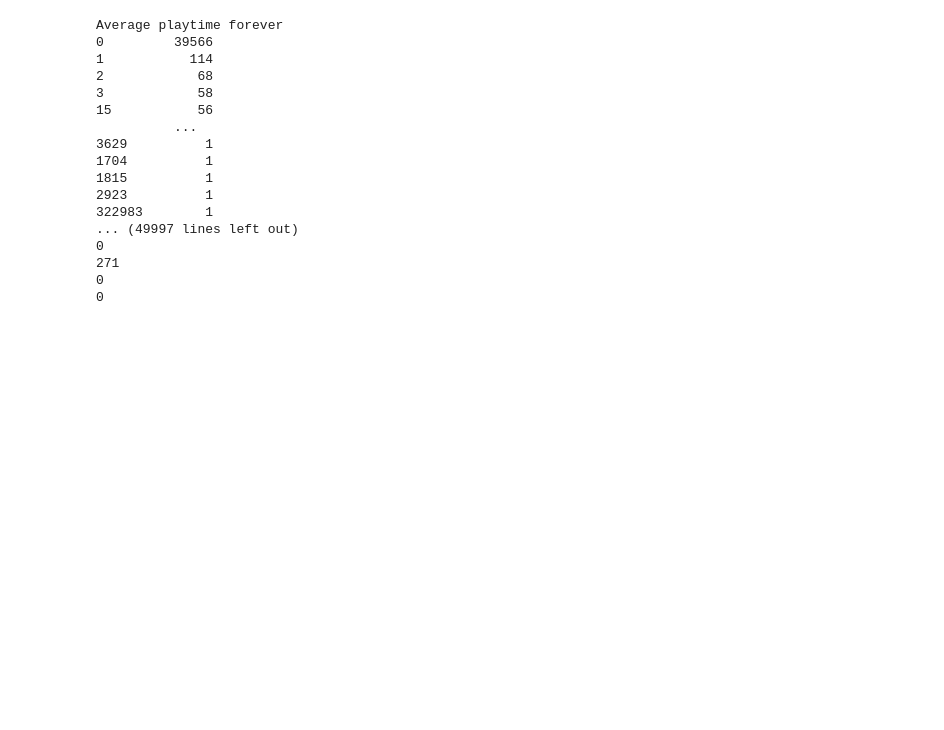
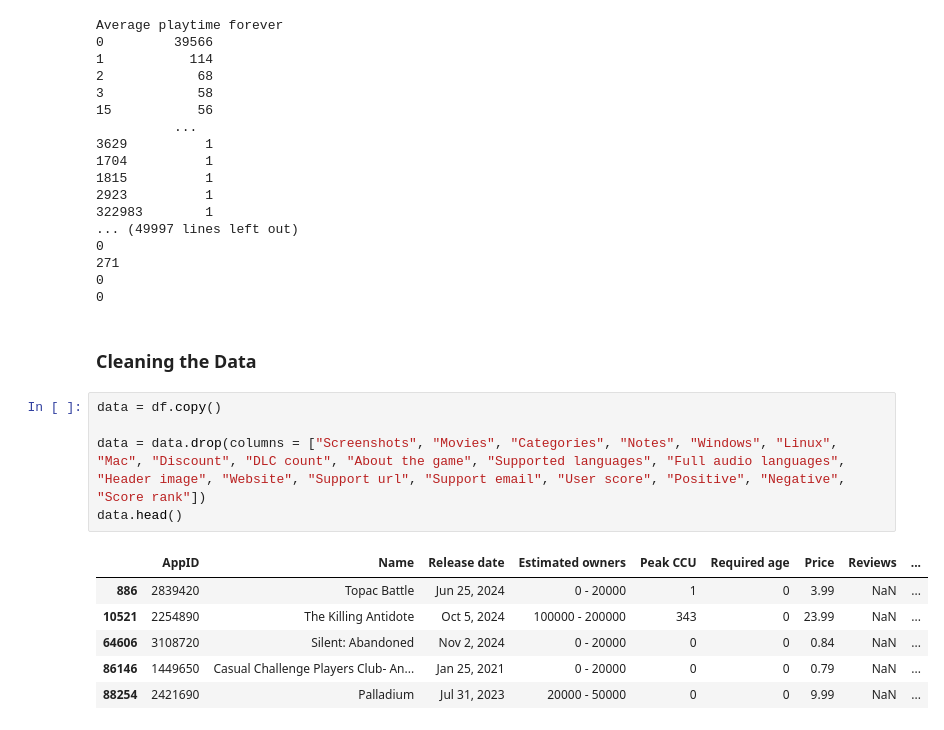
Before and after one commit to dariasroblero-ship-it/CSCI4047-Project, a Jupyter notebook: main.ipynb, the cells around one changed output. Saved outputs shown, nothing was run; the diff lists cells and outputs as text; blank space fills up the shorter version.

Commit message:
Fixed csv, added .gitignore, and did some cleaning

```diff
--- a/main.ipynb
+++ b/main.ipynb
@@ -71,3 +85,17 @@ Average playtime forever
 271
 0
 0
+# %% [markdown]
+### Cleaning the Data
+# %%
+data = df.copy()
+
+data = data.drop(columns = ["Screenshots", "Movies", "Categories", "Notes", "Windows", "Linux", "Mac", "Discount", "DLC count", "About the game", "Supported languages", "Full audio languages", "Header image", "Website", "Support url", "Support email", "User score", "Positive", "Negative", "Score rank"])
+data.head()
+# %% [output]
+|  | AppID | Name | Release date | Estimated owners | Peak CCU | Required age | Price | Reviews | ... |
+| 886 | 2839420 | Topac Battle | Jun 25, 2024 | 0 - 20000 | 1 | 0 | 3.99 | NaN | ... |
+| 10521 | 2254890 | The Killing Antidote | Oct 5, 2024 | 100000 - 200000 | 343 | 0 | 23.99 | NaN | ... |
+| 64606 | 3108720 | Silent: Abandoned | Nov 2, 2024 | 0 - 20000 | 0 | 0 | 0.84 | NaN | ... |
+| 86146 | 1449650 | Casual Challenge Players Club- An... | Jan 25, 2021 | 0 - 20000 | 0 | 0 | 0.79 | NaN | ... |
+| 88254 | 2421690 | Palladium | Jul 31, 2023 | 20000 - 50000 | 0 | 0 | 9.99 | NaN | ... |
```
Also changed, not shown: parts of 4 cells of this notebook, 1 other file.
